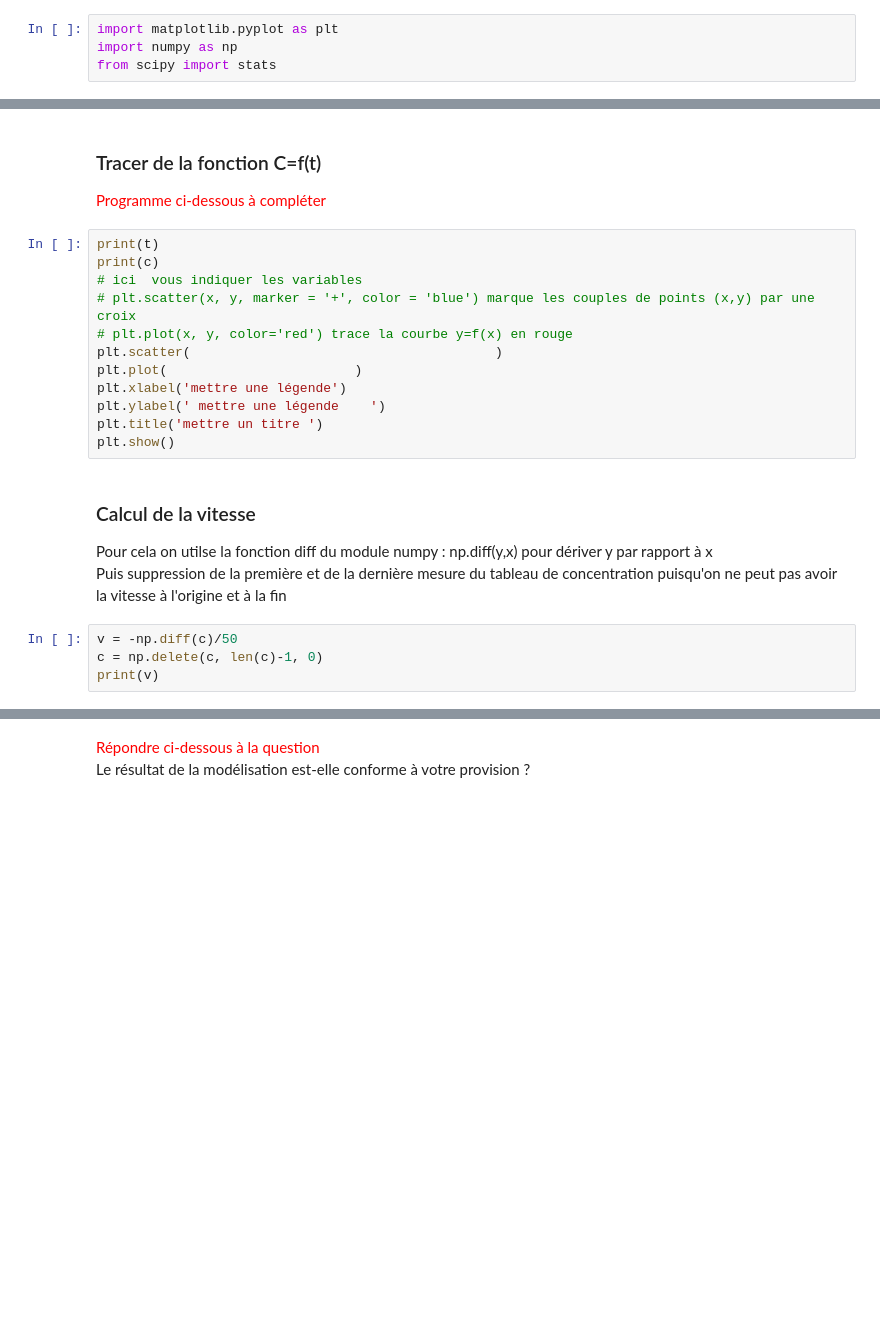
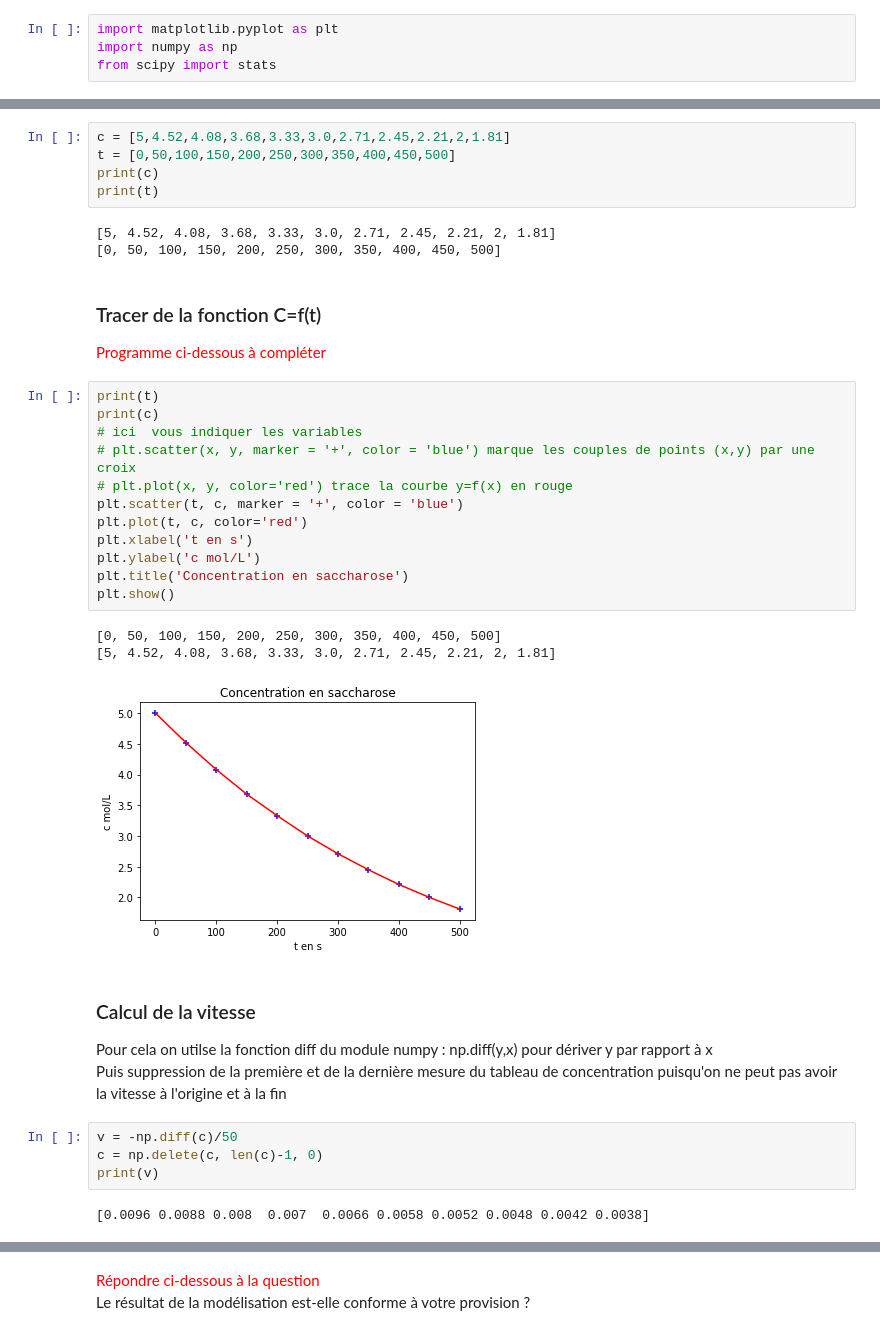
Before and after one commit to nsiCurie/Tsp-, a Jupyter notebook: ordre_reaction_eleve.ipynb, the cells around one changed output, grey strips where cells are left out. Saved outputs shown, nothing was run; the diff lists cells and outputs as text; blank space fills up the shorter version.

```diff
--- a/ordre_reaction_eleve.ipynb
+++ b/ordre_reaction_eleve.ipynb
@@ -73,18 +69,30 @@ SyntaxError: invalid syntax (<ipython-input-1-23a91e1745a8>, line 1)
+# %%
+c = [5,4.52,4.08,3.68,3.33,3.0,2.71,2.45,2.21,2,1.81]
+t = [0,50,100,150,200,250,300,350,400,450,500]
+print(c)
+print(t)
+# %% [output]
+[5, 4.52, 4.08, 3.68, 3.33, 3.0, 2.71, 2.45, 2.21, 2, 1.81]
+[0, 50, 100, 150, 200, 250, 300, 350, 400, 450, 500]
 # %% [markdown]
 ### Tracer de la fonction C=f(t)
 <div style="color:red">Programme ci-dessous à compléter</div>
 # %%
 print(t)
 print(c)
 # ici  vous indiquer les variables
 # plt.scatter(x, y, marker = '+', color = 'blue') marque les couples de points (x,y) par une croix
 # plt.plot(x, y, color='red') trace la courbe y=f(x) en rouge
-plt.scatter(                                       )
-plt.plot(                        )
-plt.xlabel('mettre une légende')
-plt.ylabel(' mettre une légende    ')
-plt.title('mettre un titre ')
+plt.scatter(t, c, marker = '+', color = 'blue')
+plt.plot(t, c, color='red')
+plt.xlabel('t en s')
+plt.ylabel('c mol/L')
+plt.title('Concentration en saccharose')
 plt.show()
+# %% [output]
+[0, 50, 100, 150, 200, 250, 300, 350, 400, 450, 500]
+[5, 4.52, 4.08, 3.68, 3.33, 3.0, 2.71, 2.45, 2.21, 2, 1.81]
+[figure, added]
 # %% [markdown]
 ### Calcul de la vitesse
 Pour cela on utilse la fonction diff du module numpy : np.diff(y,x) pour dériver y par rapport à x
@@ -93,4 +101,6 @@ Puis suppression de la première et de la dernière mesure du  tableau de concen
 v = -np.diff(c)/50
 c = np.delete(c, len(c)-1, 0)
 print(v)
+# %% [output]
+[0.0096 0.0088 0.008  0.007  0.0066 0.0058 0.0052 0.0048 0.0042 0.0038]
 # %% [markdown]
```
Also changed, not shown: parts of 23 cells of this notebook.
